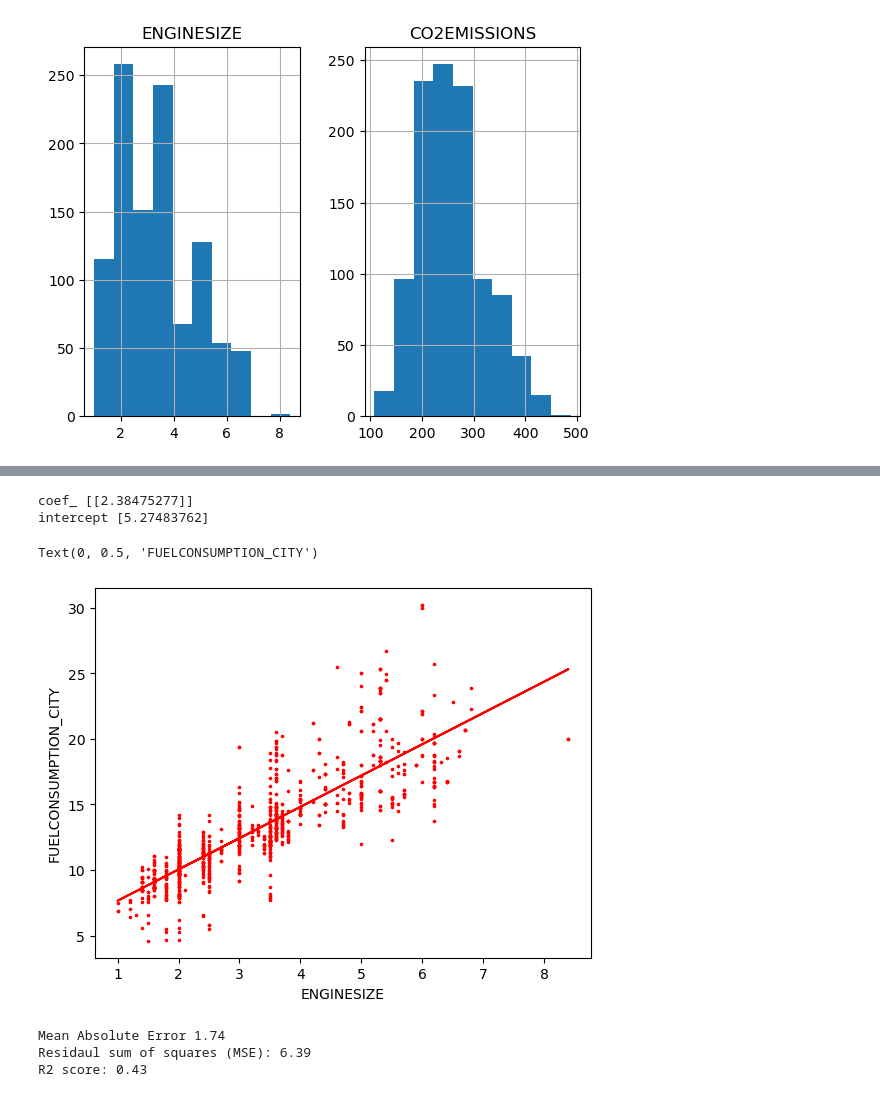
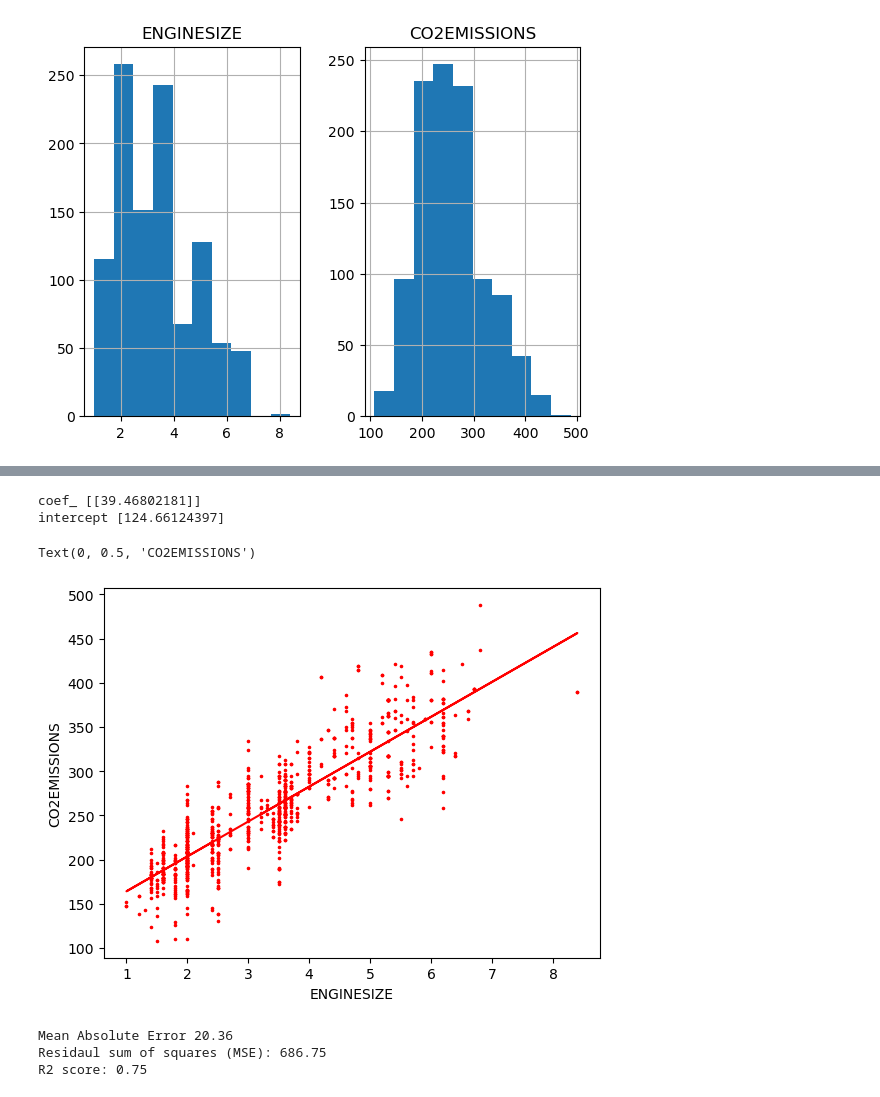
Before and after one commit to erfanmoghadasi/ML_Model_Training, a Jupyter notebook: Regression_simple.ipynb, the cells around one changed output, grey strips where cells are left out. Cells and saved outputs as stored; diff of their text form; code cells hidden in the pictures.

Commit message:
multiple linear regression training

```diff
--- a/Regression_simple.ipynb
+++ b/Regression_simple.ipynb
@@ -72,33 +65,33 @@ plt.show()
 from sklearn import linear_model
 regression = linear_model.LinearRegression()
 train_data_x = np.asanyarray(train_data[['ENGINESIZE']])
-train_data_y = np.asanyarray(train_data[['FUELCONSUMPTION_CITY']])
+train_data_y = np.asanyarray(train_data[['CO2EMISSIONS']])
 regression.fit(train_data_x, train_data_y)
 
 print('coef_', regression.coef_)
 print('intercept', regression.intercept_)
 # %% [output]
-coef_ [[2.38475277]]
-intercept [5.27483762]
+coef_ [[39.46802181]]
+intercept [124.66124397]
 # %%
-plt.scatter(train_data.ENGINESIZE, train_data.FUELCONSUMPTION_CITY, color='red', s=2.5)
+plt.scatter(train_data.ENGINESIZE, train_data.CO2EMISSIONS, color='red', s=2.5)
 plt.plot(train_data_x, regression.coef_[0][0] * train_data_x + regression.intercept_[0], '-r')
 plt.xlabel('ENGINESIZE')
-plt.ylabel('FUELCONSUMPTION_CITY')
+plt.ylabel('CO2EMISSIONS')
 # %% [output]
-Text(0, 0.5, 'FUELCONSUMPTION_CITY')
+Text(0, 0.5, 'CO2EMISSIONS')
-[figure, old version]
+[figure, new version]
 # %%
 from sklearn.metrics import r2_score
 
 test_data_x = np.asanyarray(test_data[['ENGINESIZE']])
-test_data_y = np.asanyarray(test_data[['FUELCONSUMPTION_CITY']])
+test_data_y = np.asanyarray(test_data[['CO2EMISSIONS']])
 test_y_p = regression.predict(test_data_x)
 
 print('Mean Absolute Error %.2f' % np.mean(np.absolute(test_data_y - test_y_p)))
 print('Residaul sum of squares (MSE): %.2f' % np.mean(np.absolute(test_data_y - test_y_p) ** 2))
 print('R2 score: %.2f' % r2_score(test_y_p, test_data_y))
 # %% [output]
-Mean Absolute Error 1.74
-Residaul sum of squares (MSE): 6.39
-R2 score: 0.43
+Mean Absolute Error 20.36
+Residaul sum of squares (MSE): 686.75
+R2 score: 0.75
```
Also changed, not shown: parts of 2 cells of this notebook, 1 other file.
